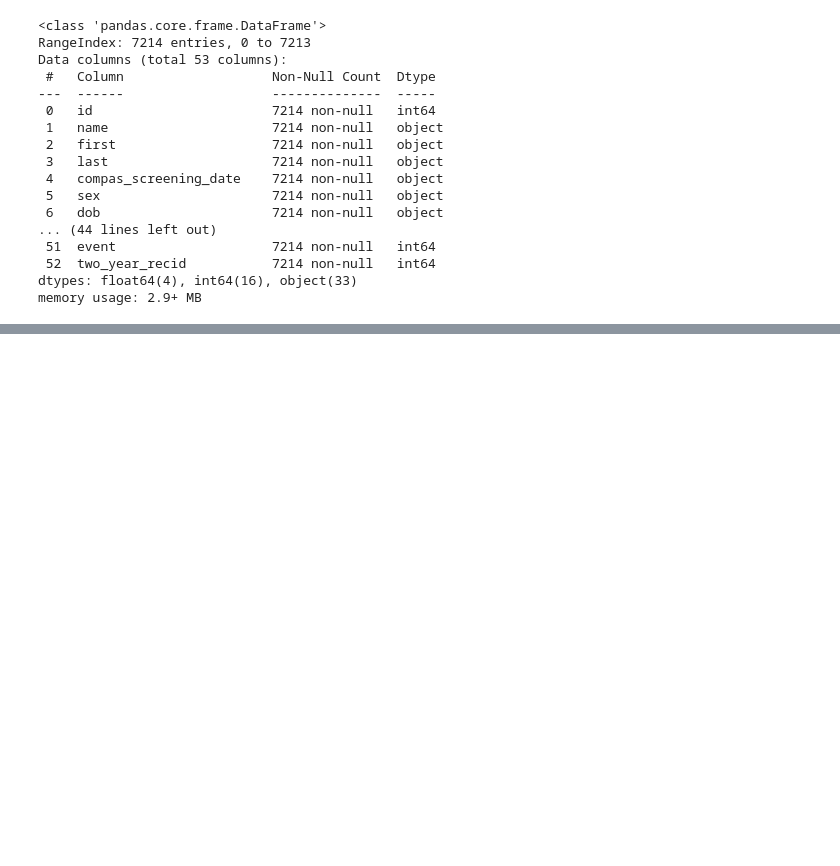
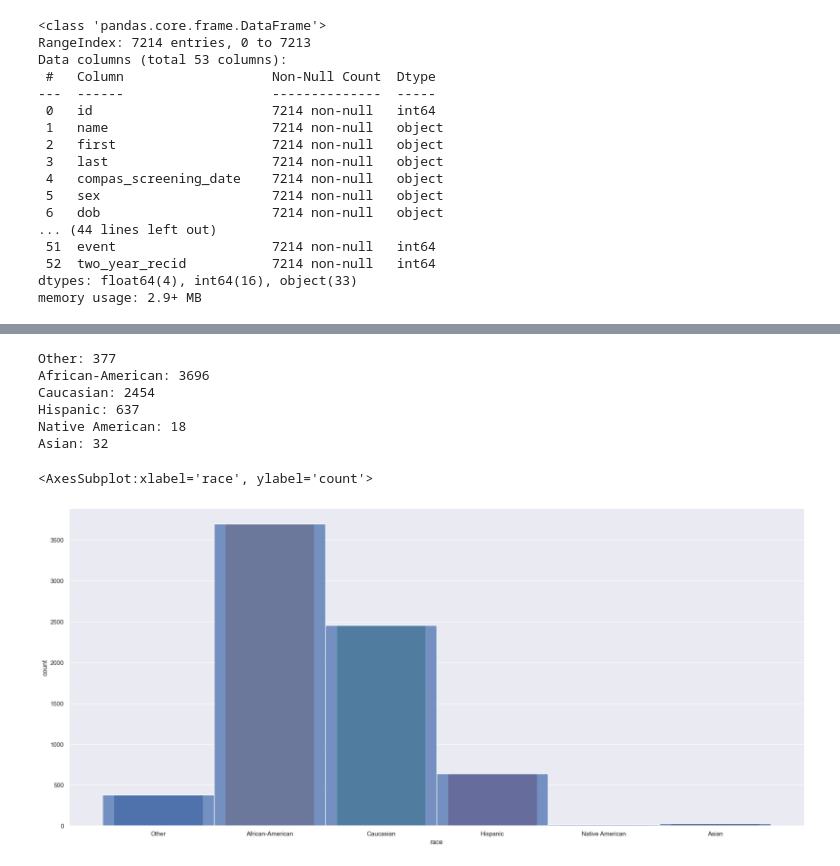
Before and after one commit to ApuAdh/DataScienceOne, a Jupyter notebook: Code Templates/SeabornFundamentals.ipynb, the cells around one changed output, grey strips where cells are left out. Cells and saved outputs as stored; diff of their text form; code cells hidden in the pictures; blank space fills up the shorter version.

```diff
--- a/Code Templates/SeabornFundamentals.ipynb
+++ b/Code Templates/SeabornFundamentals.ipynb
@@ -67,0 +92,18 @@ print(max(df["age"].unique()))
+# %%
+race = []
+for i in df["race"]:
+    if i not in race:
+        race.append(i)
+for i in race:
+    count = df['race'].value_counts()[i]
+    print(f'{i}: {count}')
+sns.countplot(x=df["race"])
+# %% [output]
+Other: 377
+African-American: 3696
+Caucasian: 2454
+Hispanic: 637
+Native American: 18
+Asian: 32
+<AxesSubplot:xlabel='race', ylabel='count'>
+[figure, added]
```
Also changed, not shown: parts of 8 cells of this notebook.
